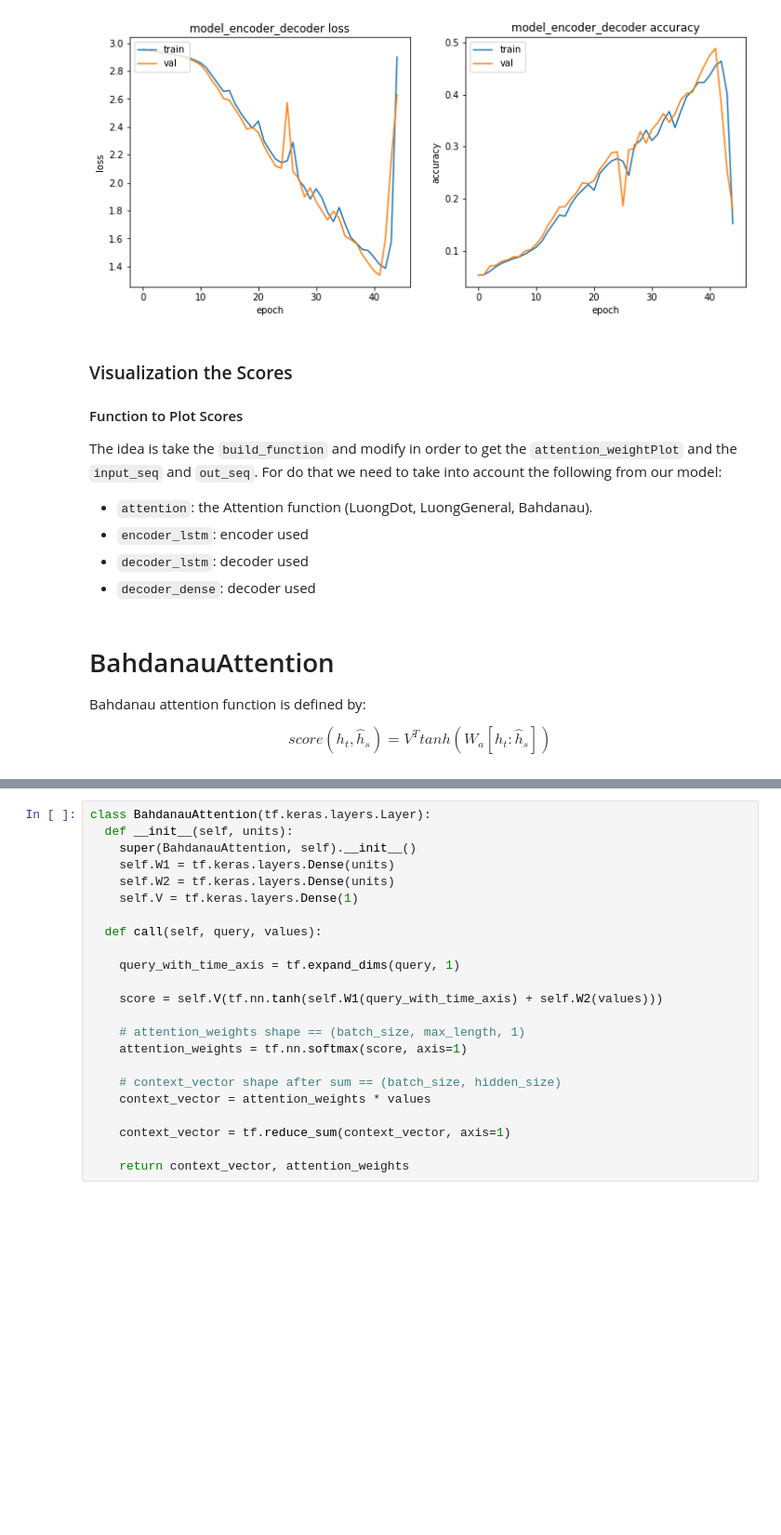
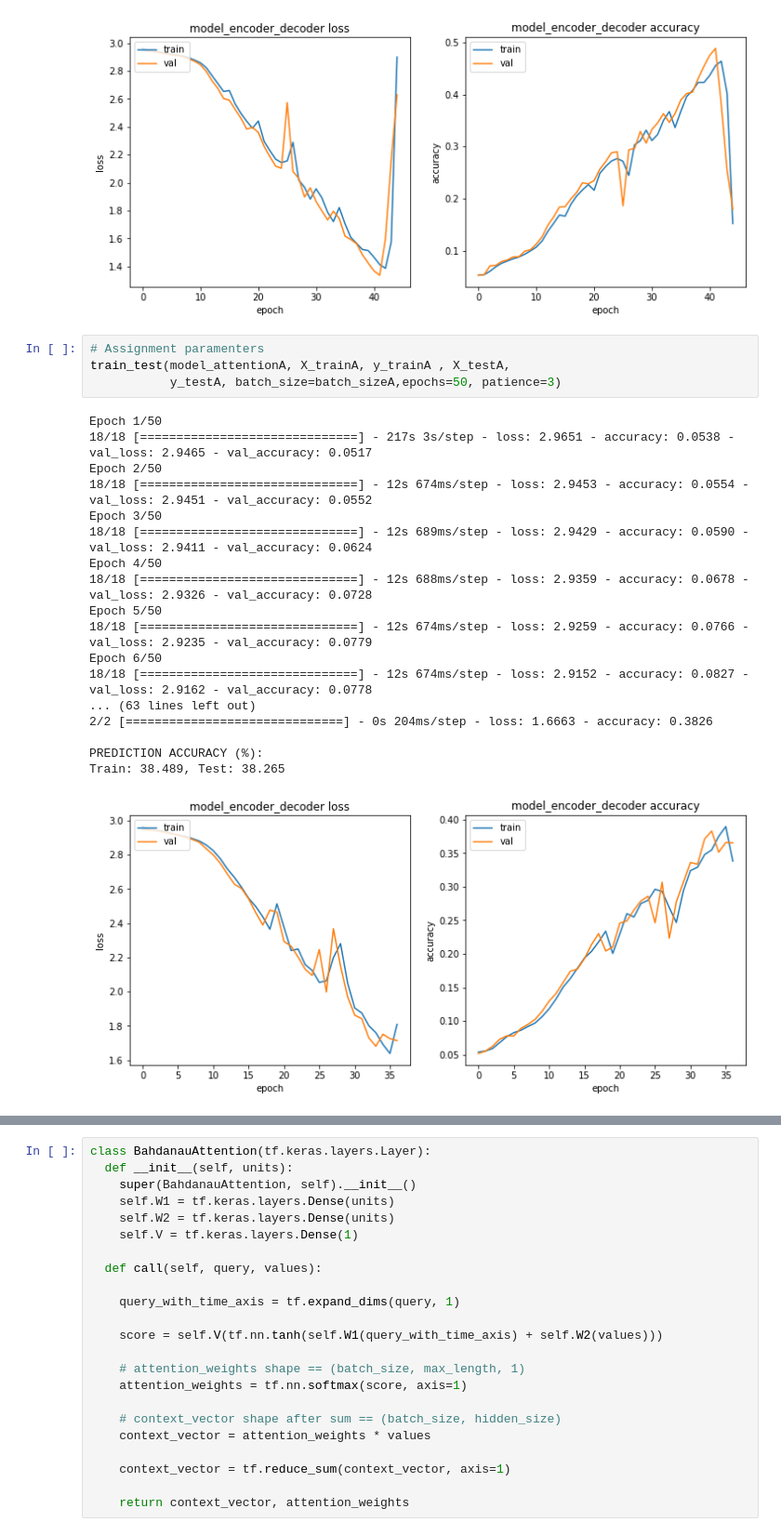
Before and after one commit to JanLeyva/DeepLearning, a Jupyter notebook: Copia_de_Assignment3Test5.ipynb, the cells around one changed output, grey strips where cells are left out. Shown at 93% size. Saved outputs shown, nothing was run; the diff lists cells and outputs as text; blank space fills up the shorter version.

```diff
--- a/Copia_de_Assignment3Test5.ipynb
+++ b/Copia_de_Assignment3Test5.ipynb
@@ -310,19 +311,26 @@ Epoch 6/50
 PREDICTION ACCURACY (%):
 Train: 49.930, Test: 49.080
 [figure]
-# %% [markdown]
-### Visualization the Scores
-
-#### Function to Plot Scores
-
-The idea is take the `build_function` and modify in order to get the `attention_weightPlot` and the `input_seq` and `out_seq`. For do that we need to take into account the following from our model:
-* `attention`: the Attention function (LuongDot, LuongGeneral, Bahdanau).
-* `encoder_lstm`: encoder used
-* `decoder_lstm`: decoder used
-* `decoder_dense`: decoder used
-# %% [markdown]
-# BahdanauAttention
-
-Bahdanau attention function is defined by:
-
-$$ score(h_t, \hat{h}_s)=V^Ttanh(W_a[h_t:\hat{h}_s])$$
+# %%
+# Assignment paramenters
+train_test(model_attentionA, X_trainA, y_trainA , X_testA,
+           y_testA, batch_size=batch_sizeA,epochs=50, patience=3)
+# %% [output]
+Epoch 1/50
+18/18 [==============================] - 217s 3s/step - loss: 2.9651 - accuracy: 0.0538 - val_loss: 2.9465 - val_accuracy: 0.0517
+Epoch 2/50
+18/18 [==============================] - 12s 674ms/step - loss: 2.9453 - accuracy: 0.0554 - val_loss: 2.9451 - val_accuracy: 0.0552
+Epoch 3/50
+18/18 [==============================] - 12s 689ms/step - loss: 2.9429 - accuracy: 0.0590 - val_loss: 2.9411 - val_accuracy: 0.0624
+Epoch 4/50
+18/18 [==============================] - 12s 688ms/step - loss: 2.9359 - accuracy: 0.0678 - val_loss: 2.9326 - val_accuracy: 0.0728
+Epoch 5/50
+18/18 [==============================] - 12s 674ms/step - loss: 2.9259 - accuracy: 0.0766 - val_loss: 2.9235 - val_accuracy: 0.0779
+Epoch 6/50
+18/18 [==============================] - 12s 674ms/step - loss: 2.9152 - accuracy: 0.0827 - val_loss: 2.9162 - val_accuracy: 0.0778
+... (63 lines left out)
+2/2 [==============================] - 0s 204ms/step - loss: 1.6663 - accuracy: 0.3826
+
+PREDICTION ACCURACY (%):
+Train: 38.489, Test: 38.265
+[figure, added]
```
Also changed, not shown: parts of 20 cells of this notebook.
